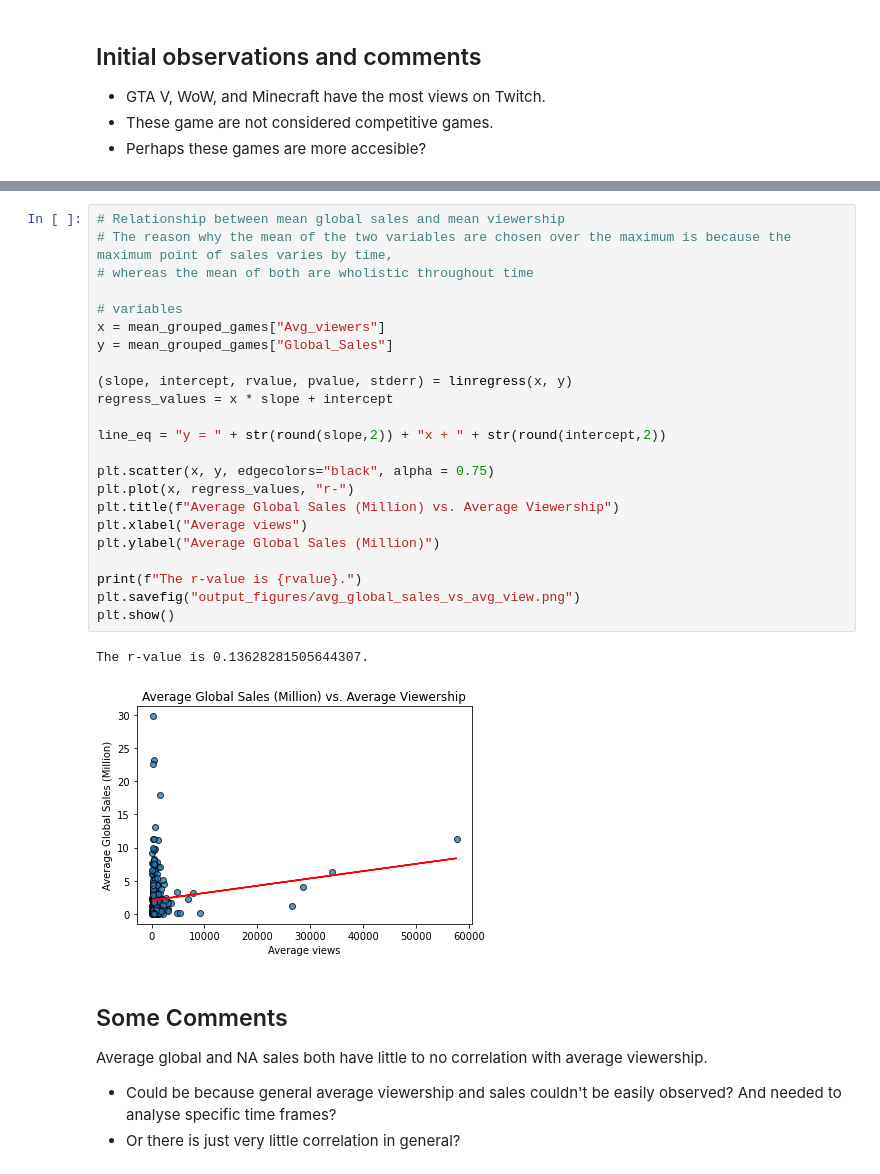
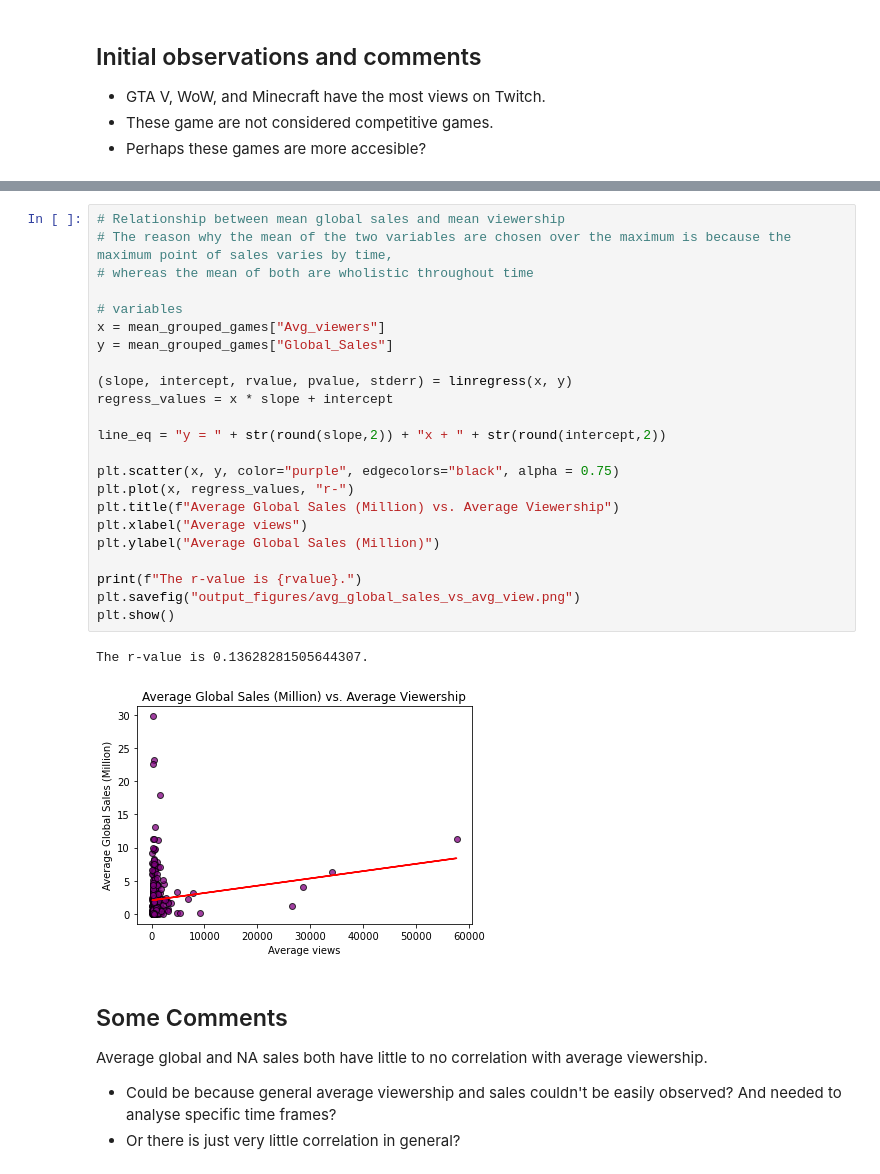
Before and after one commit to MrMrRPG/project_1, a Jupyter notebook: josh_folder/Twitch_Hour_Viewership_analysis.ipynb, the cells around one changed output, grey strips where cells are left out. Drawn from its saved outputs; the diff is of its cells as text.

```diff
--- a/josh_folder/Twitch_Hour_Viewership_analysis.ipynb
+++ b/josh_folder/Twitch_Hour_Viewership_analysis.ipynb
@@ -161,29 +181,29 @@ The r-value is 0.06543303604793595.
 # %%
 # Relationship between mean global sales and mean viewership
 # The reason why the mean of the two variables are chosen over the maximum is because the maximum point of sales varies by time,
 # whereas the mean of both are wholistic throughout time
 
 # variables
 x = mean_grouped_games["Avg_viewers"]
 y = mean_grouped_games["Global_Sales"]
 
 (slope, intercept, rvalue, pvalue, stderr) = linregress(x, y)
 regress_values = x * slope + intercept
 
 line_eq = "y = " + str(round(slope,2)) + "x + " + str(round(intercept,2))
 
-plt.scatter(x, y, edgecolors="black", alpha = 0.75)
+plt.scatter(x, y, color="purple", edgecolors="black", alpha = 0.75)
 plt.plot(x, regress_values, "r-")
 plt.title(f"Average Global Sales (Million) vs. Average Viewership")
 plt.xlabel("Average views")
 plt.ylabel("Average Global Sales (Million)")
 
 print(f"The r-value is {rvalue}.")
 plt.savefig("output_figures/avg_global_sales_vs_avg_view.png")
 plt.show()
 # %% [output]
 The r-value is 0.13628281505644307.
-[figure, old version]
+[figure, new version]
 # %% [markdown]
 ## Some Comments
 
```
Also changed, not shown: parts of 14 cells of this notebook, 4 other files.
